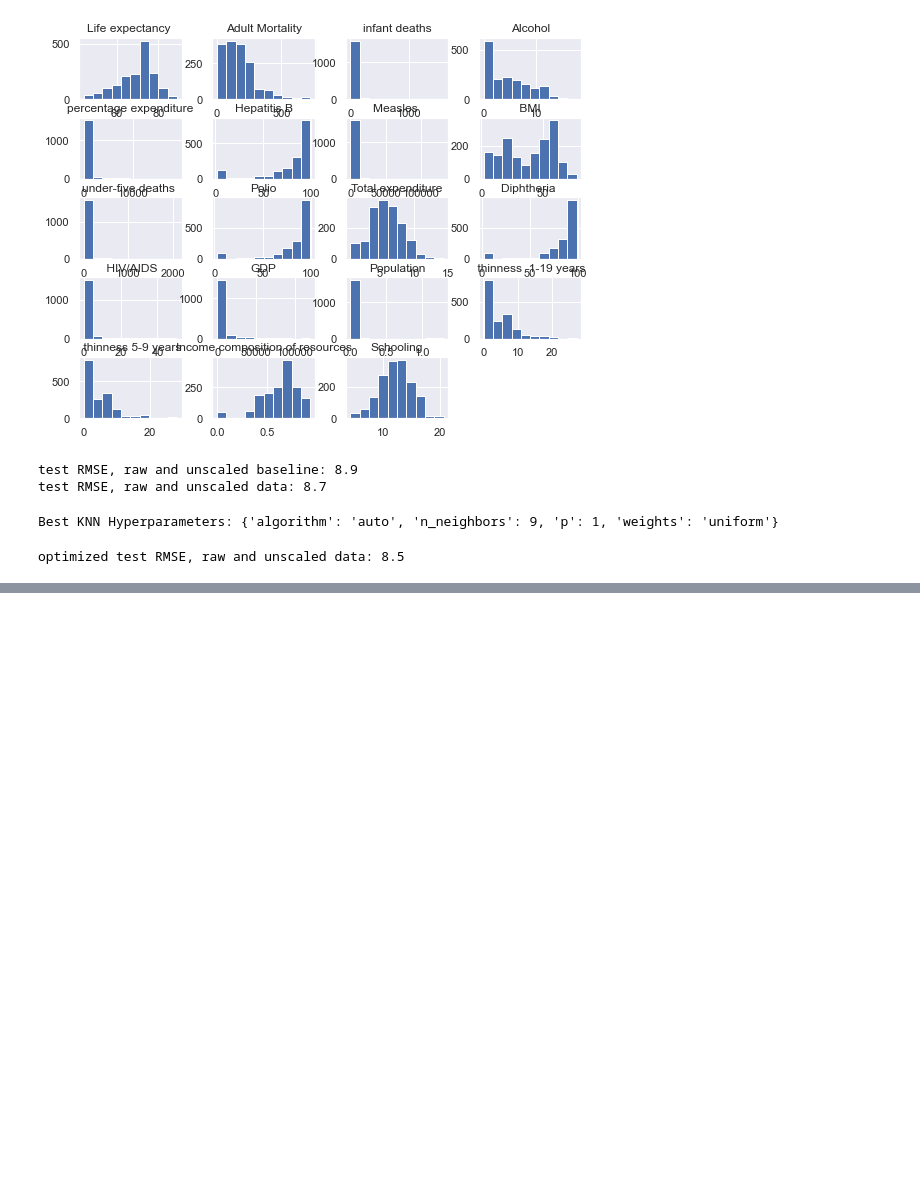
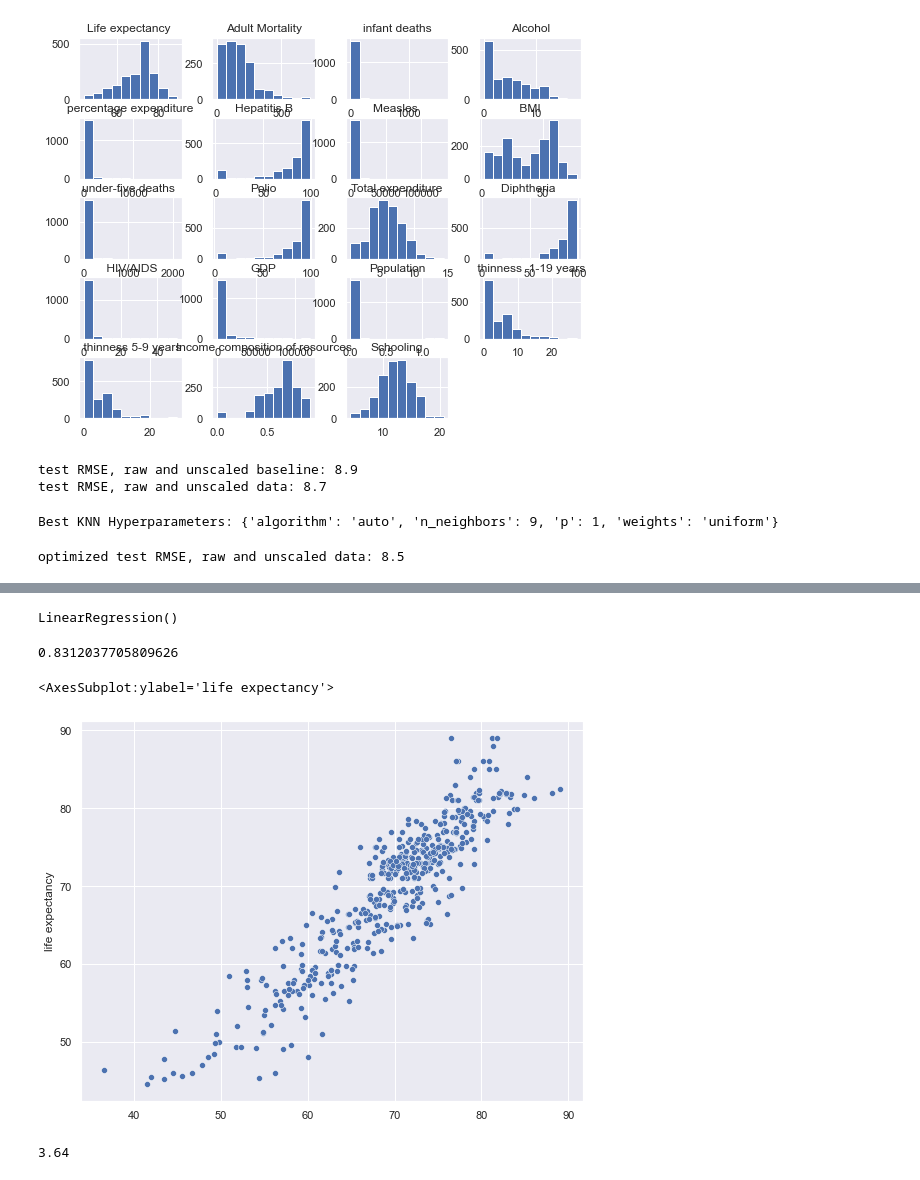
Before and after one commit to NStankovich/CST383-project-life-expectancy, a Jupyter notebook: CST383_ChiemRoweShumStankovich_Project_Update1.ipynb, the cells around one changed output, grey strips where cells are left out. Drawn from its saved outputs; the diff is of its cells as text; code cells hidden in the pictures; blank space fills up the shorter version.

Commit message:
added several test cases

```diff
--- a/CST383_ChiemRoweShumStankovich_Project_Update1.ipynb
+++ b/CST383_ChiemRoweShumStankovich_Project_Update1.ipynb
@@ -392,0 +407,29 @@ optimized test RMSE, raw and unscaled data: 8.5
+# %%
+# find way to replace na
+df_lr.dropna(inplace=True)
+# %%
+y = df_lr['life expectancy']
+X = df_lr.drop(columns=['country','year','status','life expectancy'])
+
+X = zscore(X)
+# %%
+X_train, X_test, y_train, y_test = train_test_split(X, y, test_size = 0.3, random_state=0)
+regr = LinearRegression()
+regr.fit(X_train, y_train)
+# %% [output]
+LinearRegression()
+# %%
+regr.score(X_train,y_train)
+# %% [output]
+0.8312037705809626
+# %%
+predicted = regr.predict(X_test)
+# %%
+sns.scatterplot(x=predicted,y=y_test)
+# %% [output]
+<AxesSubplot:ylabel='life expectancy'>
+[figure, added]
+# %%
+np.sqrt(((y_test - regr.predict(X_test))**2).mean()).round(2)
+# %% [output]
+3.64
```
Also changed, not shown: parts of 26 cells of this notebook.
